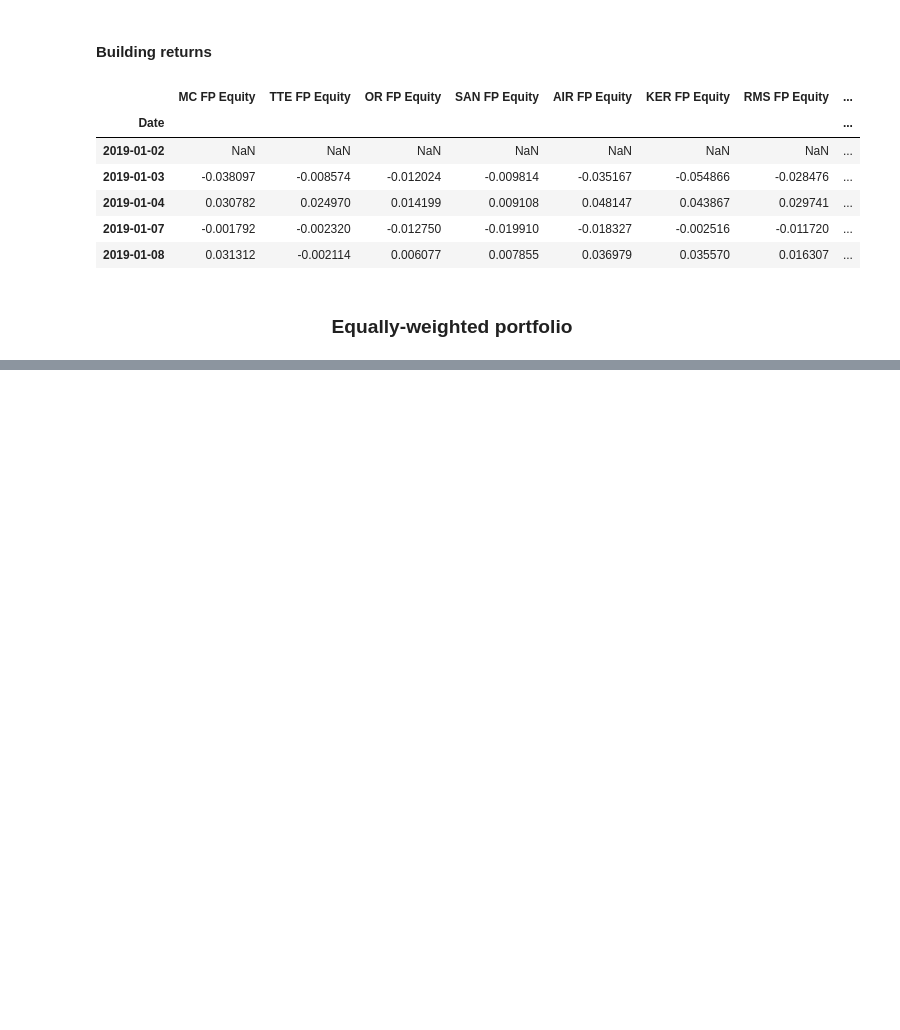
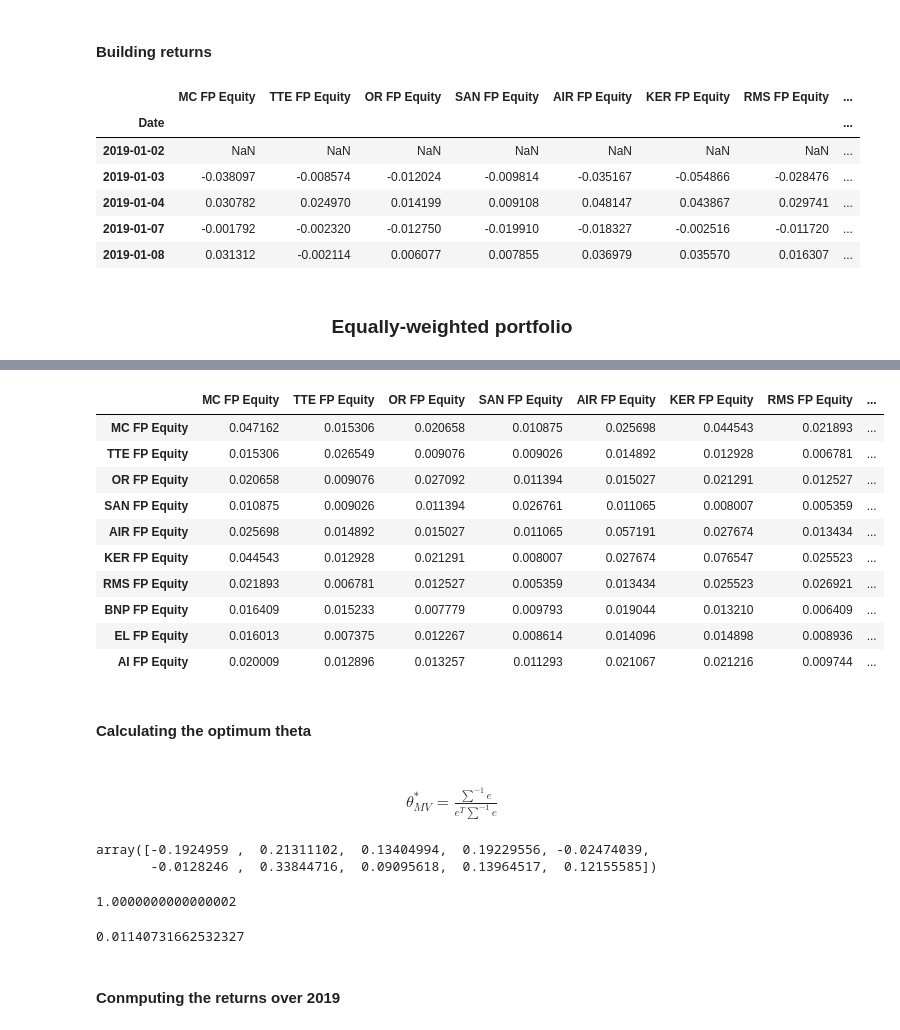
Before and after one commit to Haouah19/PortfolioStrategies, a Jupyter notebook: Assesment1_PortfolioStrategies.ipynb, the cells around one changed output, grey strips where cells are left out. Drawn from its saved outputs; the diff is of its cells as text; code cells hidden in the pictures; blank space fills up the shorter version.

```diff
--- a/Assesment1_PortfolioStrategies.ipynb
+++ b/Assesment1_PortfolioStrategies.ipynb
@@ -160,0 +182,41 @@ AttributeError: 'float' object has no attribute 'shift'
+# %%
+prices_2017_2018 = agg_price_data['2017-01-01':'2018-12-31']
+prices_2017_2018 = prices_2017_2018[stocks]
+returns_2017_2018 = prices_2017_2018.pct_change().copy()
+mat_cov = returns_2017_2018.cov()*252
+# %%
+mat_cov
+# %% [output]
+|  | MC FP Equity | TTE FP Equity | OR FP Equity | SAN FP Equity | AIR FP Equity | KER FP Equity | RMS FP Equity | ... |
+| MC FP Equity | 0.047162 | 0.015306 | 0.020658 | 0.010875 | 0.025698 | 0.044543 | 0.021893 | ... |
+| TTE FP Equity | 0.015306 | 0.026549 | 0.009076 | 0.009026 | 0.014892 | 0.012928 | 0.006781 | ... |
+| OR FP Equity | 0.020658 | 0.009076 | 0.027092 | 0.011394 | 0.015027 | 0.021291 | 0.012527 | ... |
+| SAN FP Equity | 0.010875 | 0.009026 | 0.011394 | 0.026761 | 0.011065 | 0.008007 | 0.005359 | ... |
+| AIR FP Equity | 0.025698 | 0.014892 | 0.015027 | 0.011065 | 0.057191 | 0.027674 | 0.013434 | ... |
+| KER FP Equity | 0.044543 | 0.012928 | 0.021291 | 0.008007 | 0.027674 | 0.076547 | 0.025523 | ... |
+| RMS FP Equity | 0.021893 | 0.006781 | 0.012527 | 0.005359 | 0.013434 | 0.025523 | 0.026921 | ... |
+| BNP FP Equity | 0.016409 | 0.015233 | 0.007779 | 0.009793 | 0.019044 | 0.013210 | 0.006409 | ... |
+| EL FP Equity | 0.016013 | 0.007375 | 0.012267 | 0.008614 | 0.014096 | 0.014898 | 0.008936 | ... |
+| AI FP Equity | 0.020009 | 0.012896 | 0.013257 | 0.011293 | 0.021067 | 0.021216 | 0.009744 | ... |
+# %% [markdown]
+#### Calculating the optimum theta
+# %% [markdown]
+#### <center>$\theta_{MV}^* = \frac{\sum^{-1}e}{e^T\sum^{-1}e}$ </center>
+# %%
+e = np.ones(10)
+theta = (e@np.linalg.inv(mat_cov))/(e.T@np.linalg.inv(mat_cov)@e)
+theta
+# %% [output]
+array([-0.1924959 ,  0.21311102,  0.13404994,  0.19229556, -0.02474039,
+       -0.0128246 ,  0.33844716,  0.09095618,  0.13964517,  0.12155585])
+# %%
+sum(theta)
+# %% [output]
+1.0000000000000002
+# %%
+portfolio_variance = theta.T@mat_cov@theta
+portfolio_variance
+# %% [output]
+0.01140731662532327
+# %% [markdown]
+#### Conmputing the returns over 2019
```
Also changed, not shown: parts of 14 cells of this notebook.
